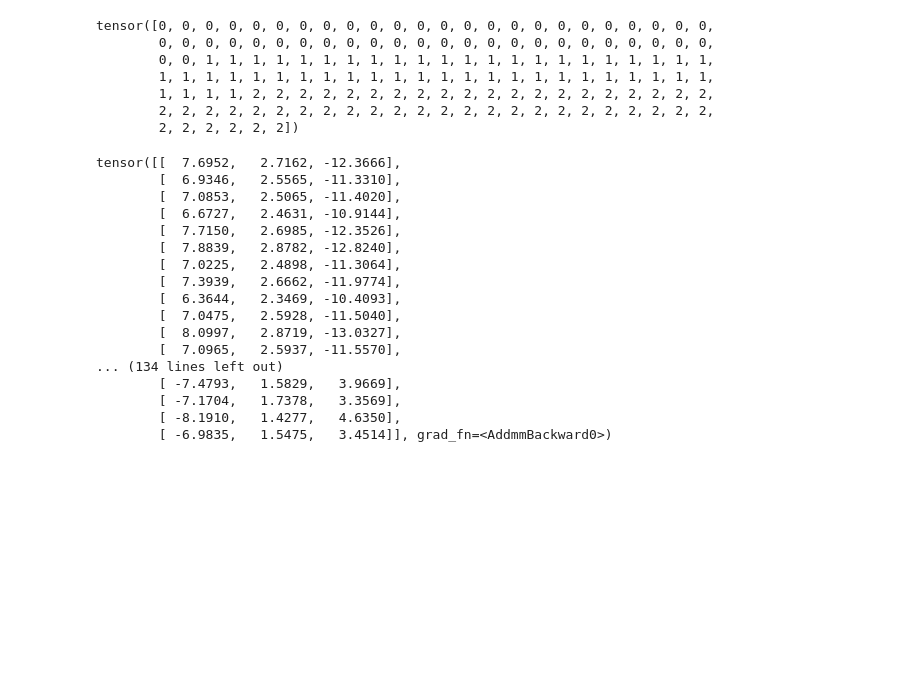
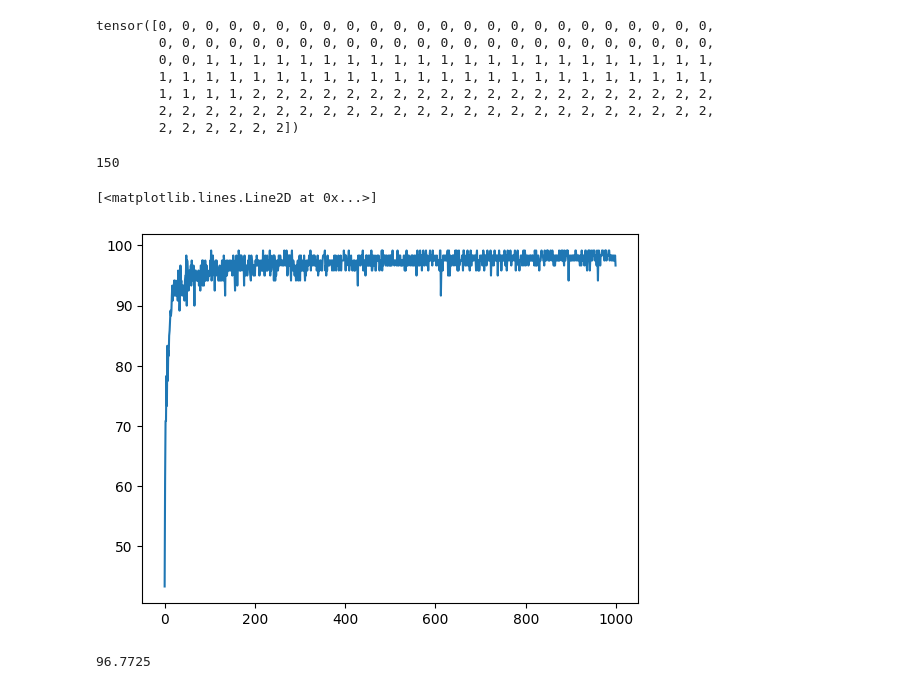
Before and after one commit to batra-ayush/PyTorch-Examples, a Jupyter notebook: Iris_with_Dataloader.ipynb, the cells around one changed output. Saved outputs shown, nothing was run; the diff lists cells and outputs as text; code cells hidden in the pictures; blank space fills up the shorter version.

```diff
--- a/Iris_with_Dataloader.ipynb
+++ b/Iris_with_Dataloader.ipynb
@@ -34,6 +36,18 @@ tensor([0, 0, 0, 0, 0, 0, 0, 0, 0, 0, 0, 0, 0, 0, 0, 0, 0, 0, 0, 0, 0, 0, 0, 0,
         1, 1, 1, 1, 2, 2, 2, 2, 2, 2, 2, 2, 2, 2, 2, 2, 2, 2, 2, 2, 2, 2, 2, 2,
         2, 2, 2, 2, 2, 2, 2, 2, 2, 2, 2, 2, 2, 2, 2, 2, 2, 2, 2, 2, 2, 2, 2, 2,
         2, 2, 2, 2, 2, 2])
+# %%
+train_data, test_data, train_labels, test_labels = train_test_split(data, labels,test_size=0.2)
+
+len(data)
+# %% [output]
+150
+# %%
+train_data = TensorDataset(torch.Tensor(train_data),torch.Tensor(train_labels))
+test_data = TensorDataset(torch.Tensor(test_data),torch.Tensor(test_labels))
+# %%
+train_loader = DataLoader(train_data,batch_size=4,shuffle=True)
+test_loader  = DataLoader(test_data)
 # %%
 class theClassforIris(nn.Module):
   def __init__(self):
@@ -55,32 +69,15 @@ lossfun = nn.CrossEntropyLoss()
 optimizer = torch.optim.SGD(AnnIris.parameters(),lr=0.01)
 # %%
 numepochs = 1000
-
+trainAcc = []
 for epochi in range(numepochs):
-  yHat = AnnIris(data)
-  loss = lossfun(yHat, labels)
-  optimizer.zero_grad()
-  loss.backward()
-  optimizer.step()
+  batchacc = []
+  for x,y in train_loader:
+    yHat = AnnIris(x)
+    loss = lossfun(yHat,y)
+    optimizer.zero_grad()
+    loss.backward()
+    optimizer.step()
+    batch_acc = 100*torch.mean((torch.argmax(yHat,axis=1) == y).float())
+    batchacc.append(batch_acc.item())
+  trainAcc.append(np.mean(batchacc))
-# %%
-ypred = AnnIris(data)
-
-ypred
-# %% [output]
-tensor([[  7.6952,   2.7162, -12.3666],
-        [  6.9346,   2.5565, -11.3310],
-        [  7.0853,   2.5065, -11.4020],
-        [  6.6727,   2.4631, -10.9144],
-        [  7.7150,   2.6985, -12.3526],
-        [  7.8839,   2.8782, -12.8240],
-        [  7.0225,   2.4898, -11.3064],
-        [  7.3939,   2.6662, -11.9774],
-        [  6.3644,   2.3469, -10.4093],
-        [  7.0475,   2.5928, -11.5040],
-        [  8.0997,   2.8719, -13.0327],
-        [  7.0965,   2.5937, -11.5570],
-... (134 lines left out)
-        [ -7.4793,   1.5829,   3.9669],
-        [ -7.1704,   1.7378,   3.3569],
-        [ -8.1910,   1.4277,   4.6350],
-        [ -6.9835,   1.5475,   3.4514]], grad_fn=<AddmmBackward0>)
@@ -88,0 +84,9 @@ accuracy = (torch.argmax(ypred,axis=1) == labels)
+# %%
+plt.plot(trainAcc)
+# %% [output]
+[<matplotlib.lines.Line2D at 0x...>]
+[figure, added]
+# %%
+np.mean(trainAcc)
+# %% [output]
+96.7725
```
Also changed, not shown: parts of 5 cells of this notebook.
